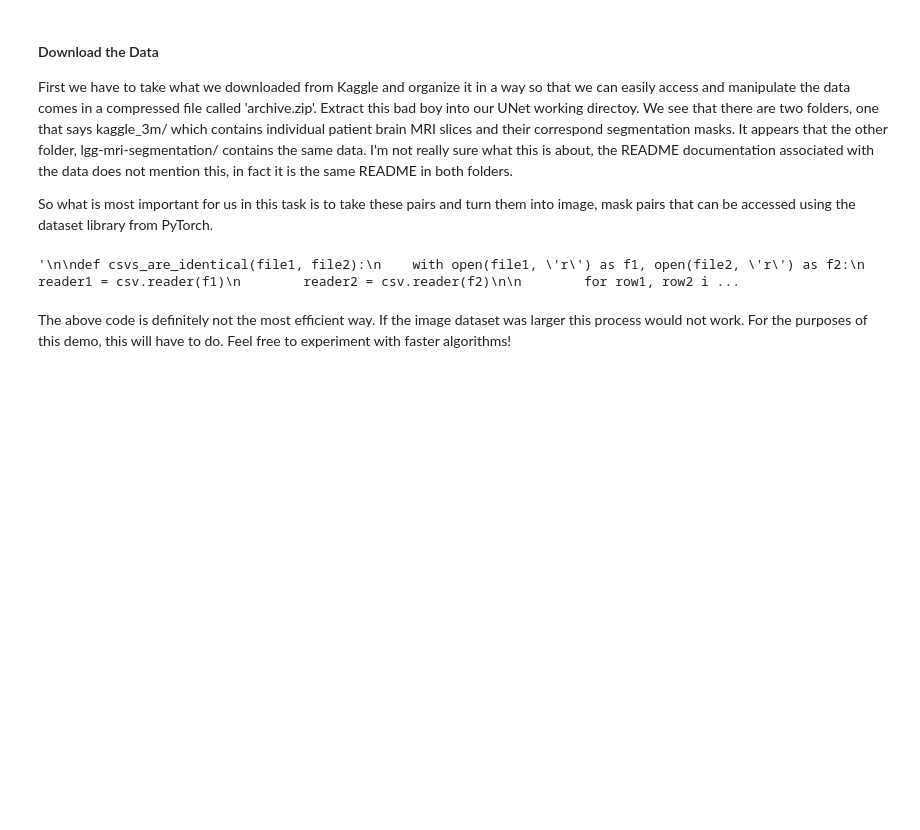
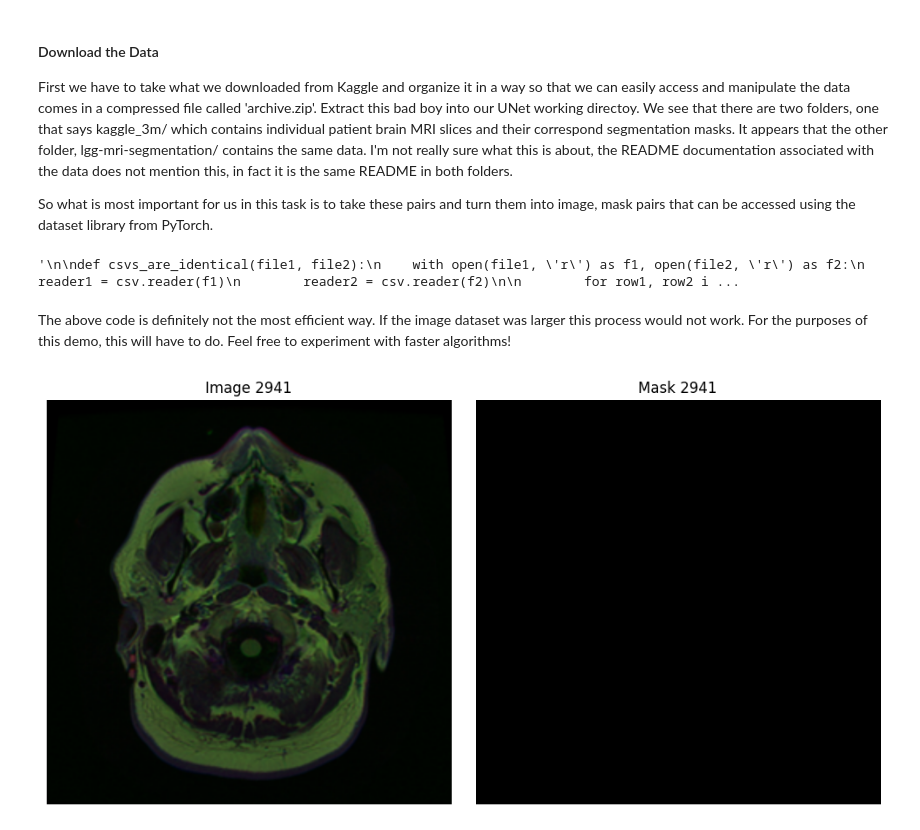
Before and after one commit to Chunt0/puttyU, a Jupyter notebook: Diffusion/UNet/unet.ipynb, the cells around one changed output. Cells and saved outputs as stored; diff of their text form; code cells hidden in the pictures; blank space fills up the shorter version.

```diff
--- a/Diffusion/UNet/unet.ipynb
+++ b/Diffusion/UNet/unet.ipynb
@@ -245,12 +246,64 @@ with open(test_csv, 'w', newline='') as csvfile:
 """
 # %% [markdown]
 The above code is definitely not the most efficient way. If the image dataset was larger this process would not work. For the purposes of this demo, this will have to do. Feel free to experiment with faster algorithms!
-# %%
-# Now we need to create our own custom dataset
-
-class ImgSegDataset(Dataset):
-    def __init__(self, image_dir, annotations_file, transform=None):
-        super().__init__()
-        self.img_dir = image_dir
-        self.img_mask_pair = pd.read_csv(annotations_file)
-        self.transform = transform
+# %%
+# Now we need to create our own custom dataset
+
+class ImgSegDataset(Dataset):
+    def __init__(self, image_dir, annotations_file, transform=None, target_transform=None):
+        super().__init__()
+        self.img_dir = image_dir
+        self.img_mask_pair = pd.read_csv(annotations_file)
+        self.transform = transform
+        self.target_transform = target_transform
+
+    def __len__(self):
+        return len(self.img_mask_pair)
+
+    def __getitem__(self, idx):
+        img_path = os.path.join(self.img_dir, self.img_mask_pair.iloc[idx, 0])
+        image = Image.open(img_path)
+        mask_path = os.path.join(self.img_dir, self.img_mask_pair.iloc[idx, 1])
+        mask = Image.open(mask_path)
+        if self.transform:
+            image = self.transform(image)
+        if self.target_transform:
+            mask = self.target_transform(mask)
+        return image, mask
+
+# Build our Train and Test datasets!
+train_dir = "./img/train/"
+test_dir = "./img/test/"
+train_annotations_file = os.path.join(train_dir, "train.csv")
+test_annotations_file = os.path.join(test_dir, "test.csv")
+
+transform = transforms.Compose([
+    transforms.Resize((572,572)),
+    transforms.ToTensor()])
+
+target_transform = transforms.Compose([
+    transforms.Resize((388,388)),
+    transforms.ToTensor()])
+
+train_dataset = ImgSegDataset(train_dir, train_annotations_file, transform=transform, target_transform=target_transform)
+test_dataset = ImgSegDataset(test_dir, test_annotations_file, transform=transform, target_transform=target_transform)
+
+# Let's take a look! Plot a random image and mask
+rand_idx = random.randint(0, len(train_dataset))
+img = train_dataset[rand_idx][0].permute(1,2,0)
+mask = train_dataset[rand_idx][1].permute(1,2,0)
+
+fig, (ax1, ax2) = plt.subplots(1, 2, figsize=(10,5))
+
+ax1.imshow(img)
+ax1.axis('off')
+ax1.set_title(f'Image {rand_idx}')
+
+ax2.imshow(mask, cmap="gray")
+ax2.axis('off')
+ax2.set_title(f'Mask {rand_idx}')
+
+plt.tight_layout()
+plt.show()
+# %% [output]
+[figure, added]
```
Also changed, not shown: parts of 2 cells of this notebook.
